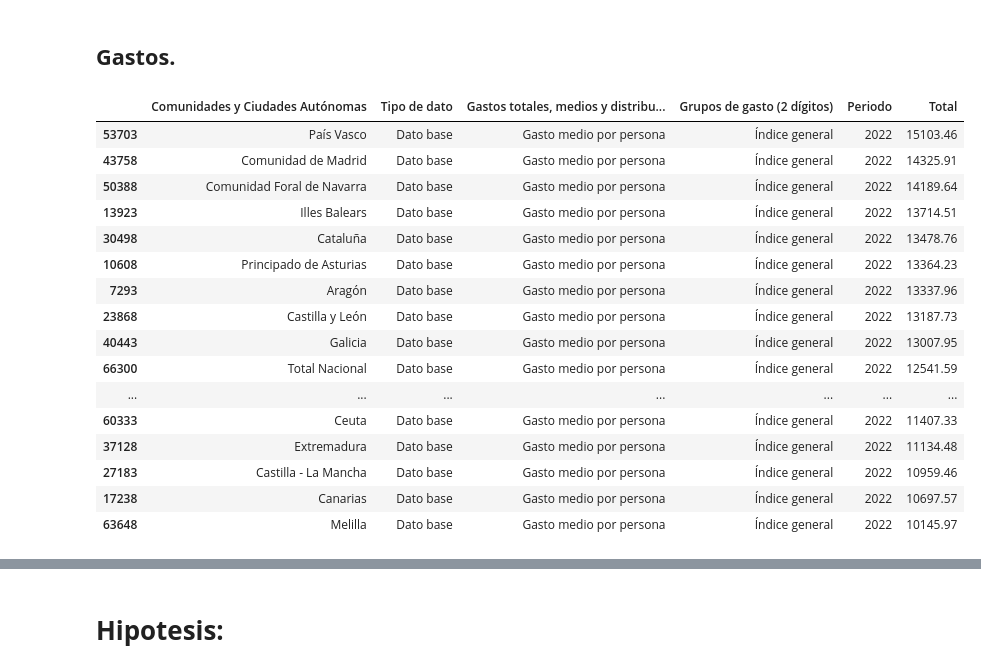
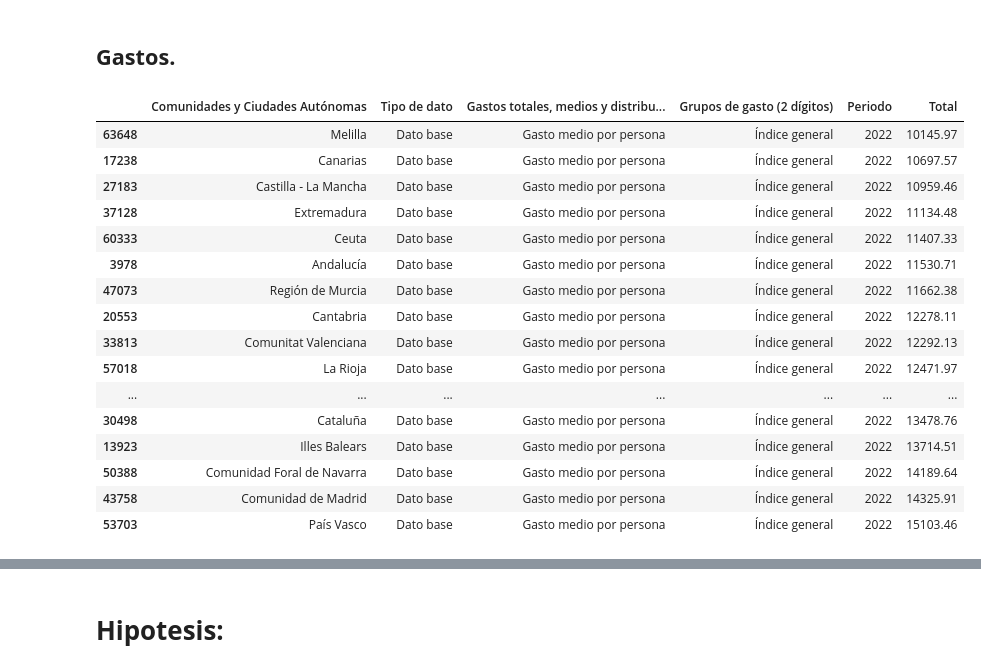
Before and after one commit to diego-dng/EDA_calidad_vida_CCAA, a Jupyter notebook: memoria_EDA.ipynb, the cells around one changed output, grey strips where cells are left out. Saved outputs shown, nothing was run; the diff lists cells and outputs as text; code cells hidden in the pictures.

```diff
--- a/memoria_EDA.ipynb
+++ b/memoria_EDA.ipynb
@@ -213,47 +249,47 @@ Text(0.5, 1.0, 'Indice del Precio de la Vivienda por Comunidad Autonoma.')
 
 """
 Datos filtrados:
     - De la columna "Índices y tasasr" he filtrado para mostrar unicamente el indice general.
     - De la columna "General, vivienda nueva y de segunda mano" he filtrado para mostrar unicamente el IPV generales.
     - De la columna "Periodo" he filtrado para mostrar unicamente los datos del ultimo trimestre registrado de 2023.
 """
 
 df_gastos = pd.read_csv("data/gastos_medios.csv", sep=";")
 df_gastos = df_gastos[df_gastos["Comunidades y Ciudades Autónomas"] != "Total Nacional"]
 df_gastos = df_gastos[df_gastos["Periodo"] == 2022]
 df_gastos = df_gastos[df_gastos["Grupos de gasto (2 dígitos)"] == "Índice general"]
 df_gastos = df_gastos[df_gastos["Gastos totales, medios y distribución porcentual"] == "Gasto medio por persona"]
 df_gastos = df_gastos[df_gastos["Tipo de dato"] == "Dato base"]
 
 
 df_gastos["Comunidades y Ciudades Autónomas"] = df_gastos["Comunidades y Ciudades Autónomas"].str.replace("^(.*), (.*)$", r'\2 \1', regex=True)
 df_gastos["Comunidades y Ciudades Autónomas"] = df_gastos["Comunidades y Ciudades Autónomas"].str.replace(r'\d+', '', regex=True)
 df_gastos["Comunidades y Ciudades Autónomas"] = df_gastos["Comunidades y Ciudades Autónomas"].str.strip()
 
 df_gastos["Total"] = df_gastos["Total"].str.replace('.', '')
 df_gastos["Total"] = df_gastos["Total"].str.replace(',', '.')
 
 
 df_gastos["Total"] = pd.to_numeric(df_gastos["Total"], errors='coerce')
 
-df_gastos = df_gastos.sort_values(by="Total", ascending=False)
+df_gastos = df_gastos.sort_values(by="Total", ascending=True)
 guardar_puntuacion(df_gastos)
 df_gastos
 # %% [output]
 |  | Comunidades y Ciudades Autónomas | Tipo de dato | Gastos totales, medios y distribu... | Grupos de gasto (2 dígitos) | Periodo | Total |
+| 63648 | Melilla | Dato base | Gasto medio por persona | Índice general | 2022 | 10145.97 |
+| 17238 | Canarias | Dato base | Gasto medio por persona | Índice general | 2022 | 10697.57 |
+| 27183 | Castilla - La Mancha | Dato base | Gasto medio por persona | Índice general | 2022 | 10959.46 |
+| 37128 | Extremadura | Dato base | Gasto medio por persona | Índice general | 2022 | 11134.48 |
+| 60333 | Ceuta | Dato base | Gasto medio por persona | Índice general | 2022 | 11407.33 |
+| 3978 | Andalucía | Dato base | Gasto medio por persona | Índice general | 2022 | 11530.71 |
+| 47073 | Región de Murcia | Dato base | Gasto medio por persona | Índice general | 2022 | 11662.38 |
+| 20553 | Cantabria | Dato base | Gasto medio por persona | Índice general | 2022 | 12278.11 |
+| 33813 | Comunitat Valenciana | Dato base | Gasto medio por persona | Índice general | 2022 | 12292.13 |
+| 57018 | La Rioja | Dato base | Gasto medio por persona | Índice general | 2022 | 12471.97 |
+| ... | ... | ... | ... | ... | ... | ... |
+| 30498 | Cataluña | Dato base | Gasto medio por persona | Índice general | 2022 | 13478.76 |
+| 13923 | Illes Balears | Dato base | Gasto medio por persona | Índice general | 2022 | 13714.51 |
+| 50388 | Comunidad Foral de Navarra | Dato base | Gasto medio por persona | Índice general | 2022 | 14189.64 |
+| 43758 | Comunidad de Madrid | Dato base | Gasto medio por persona | Índice general | 2022 | 14325.91 |
 | 53703 | País Vasco | Dato base | Gasto medio por persona | Índice general | 2022 | 15103.46 |
-| 43758 | Comunidad de Madrid | Dato base | Gasto medio por persona | Índice general | 2022 | 14325.91 |
-| 50388 | Comunidad Foral de Navarra | Dato base | Gasto medio por persona | Índice general | 2022 | 14189.64 |
-| 13923 | Illes Balears | Dato base | Gasto medio por persona | Índice general | 2022 | 13714.51 |
-| 30498 | Cataluña | Dato base | Gasto medio por persona | Índice general | 2022 | 13478.76 |
-| 10608 | Principado de Asturias | Dato base | Gasto medio por persona | Índice general | 2022 | 13364.23 |
-| 7293 | Aragón | Dato base | Gasto medio por persona | Índice general | 2022 | 13337.96 |
-| 23868 | Castilla y León | Dato base | Gasto medio por persona | Índice general | 2022 | 13187.73 |
-| 40443 | Galicia | Dato base | Gasto medio por persona | Índice general | 2022 | 13007.95 |
-| 66300 | Total Nacional | Dato base | Gasto medio por persona | Índice general | 2022 | 12541.59 |
-| ... | ... | ... | ... | ... | ... | ... |
-| 60333 | Ceuta | Dato base | Gasto medio por persona | Índice general | 2022 | 11407.33 |
-| 37128 | Extremadura | Dato base | Gasto medio por persona | Índice general | 2022 | 11134.48 |
-| 27183 | Castilla - La Mancha | Dato base | Gasto medio por persona | Índice general | 2022 | 10959.46 |
-| 17238 | Canarias | Dato base | Gasto medio por persona | Índice general | 2022 | 10697.57 |
-| 63648 | Melilla | Dato base | Gasto medio por persona | Índice general | 2022 | 10145.97 |
```
Also changed, not shown: parts of 21 cells of this notebook.
